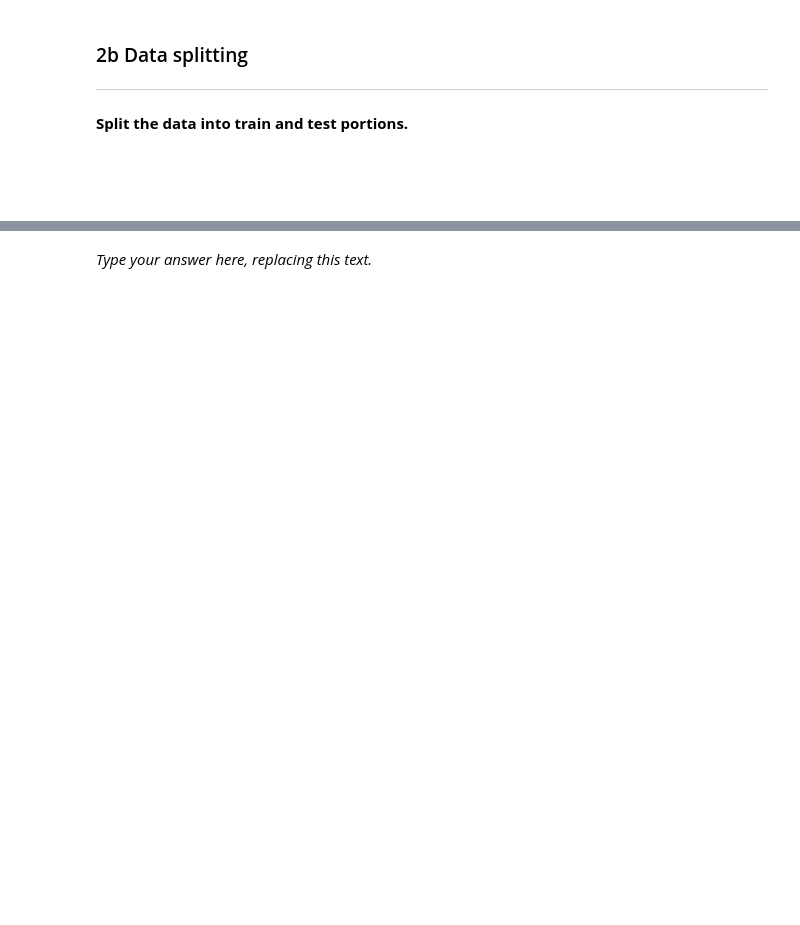
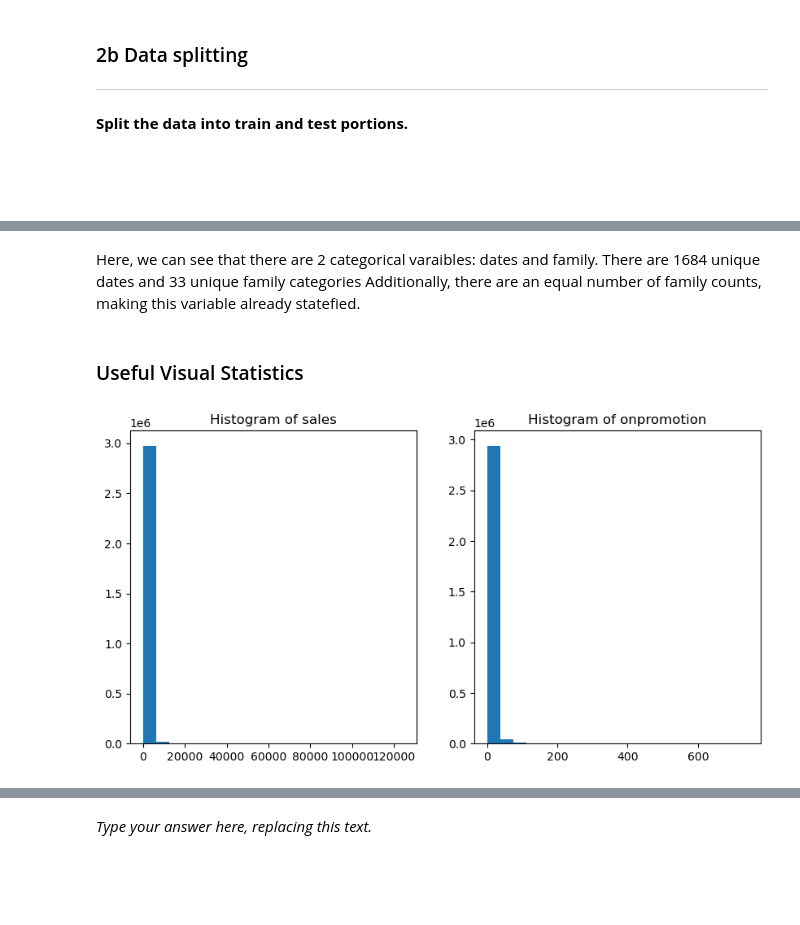
Before and after one commit to saraprettyman/Machine_Learning_Financial_Forcasting, a Jupyter notebook: project_submission.ipynb, the cells around one changed output, grey strips where cells are left out. Saved outputs shown, nothing was run; the diff lists cells and outputs as text; code cells hidden in the pictures; blank space fills up the shorter version.

```diff
--- a/project_submission.ipynb
+++ b/project_submission.ipynb
@@ -80,0 +153,19 @@ test_df = pd.read_csv('data/test.csv')
+# %% [markdown]
+Here, we can see that there are 2 categorical varaibles: dates and family. There are 1684 unique dates and 33 unique family categories Additionally, there are an equal number of family counts, making this variable already statefied.
+# %% [markdown]
+### Useful Visual Statistics
+# %%
+import seaborn as sns
+
+#  Show all sales and onpromotion
+fig, axs = plt.subplots(1, 2, figsize=(10, 5))
+
+axs[0].hist(train_df['sales'], bins=20)
+axs[1].hist(train_df['onpromotion'], bins=20)
+
+axs[0].set_title('Histogram of sales')
+axs[1].set_title('Histogram of onpromotion')
+
+plt.show()
+# %% [output]
+[figure, added]
```
Also changed, not shown: parts of 47 cells of this notebook.
